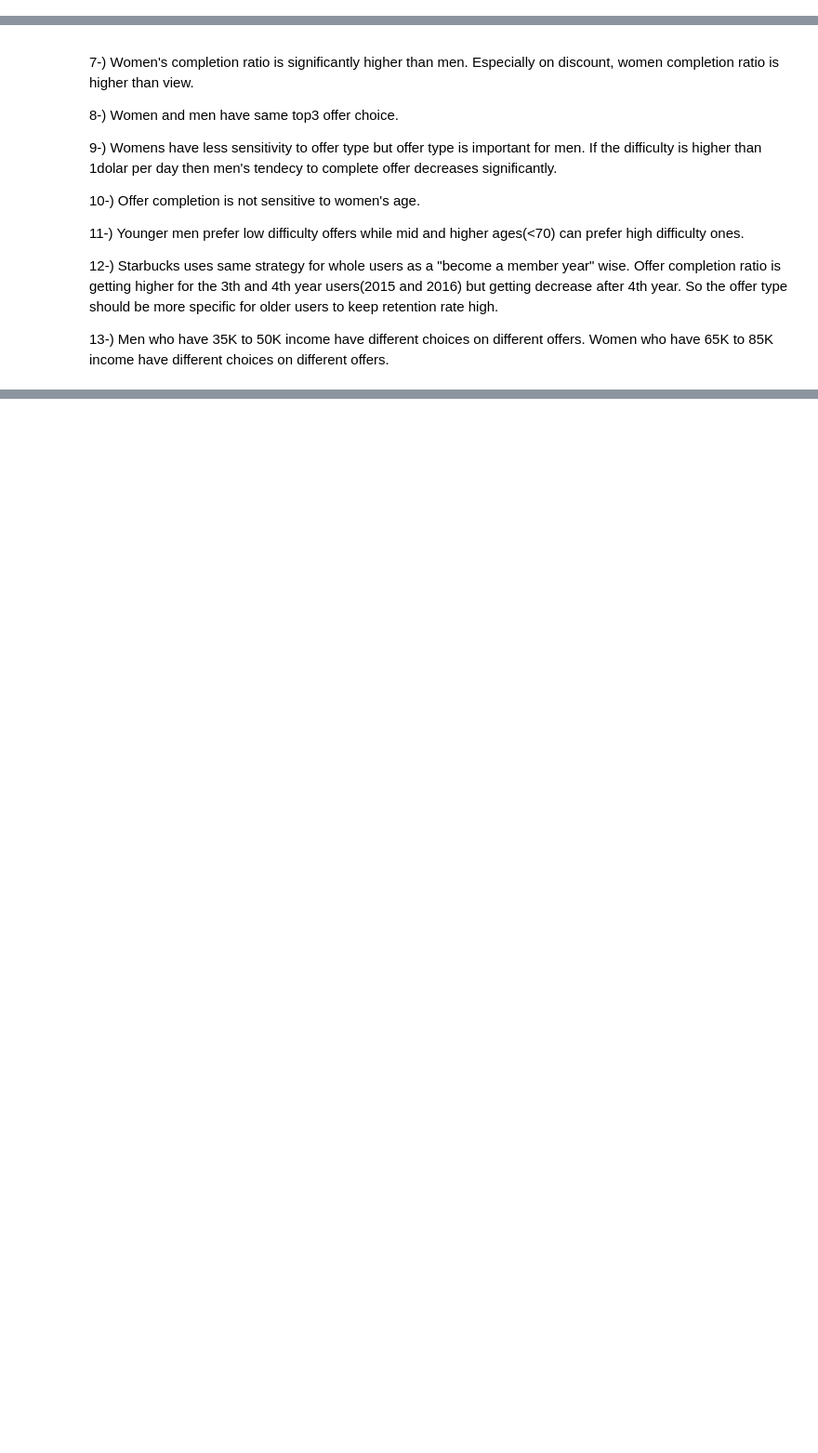
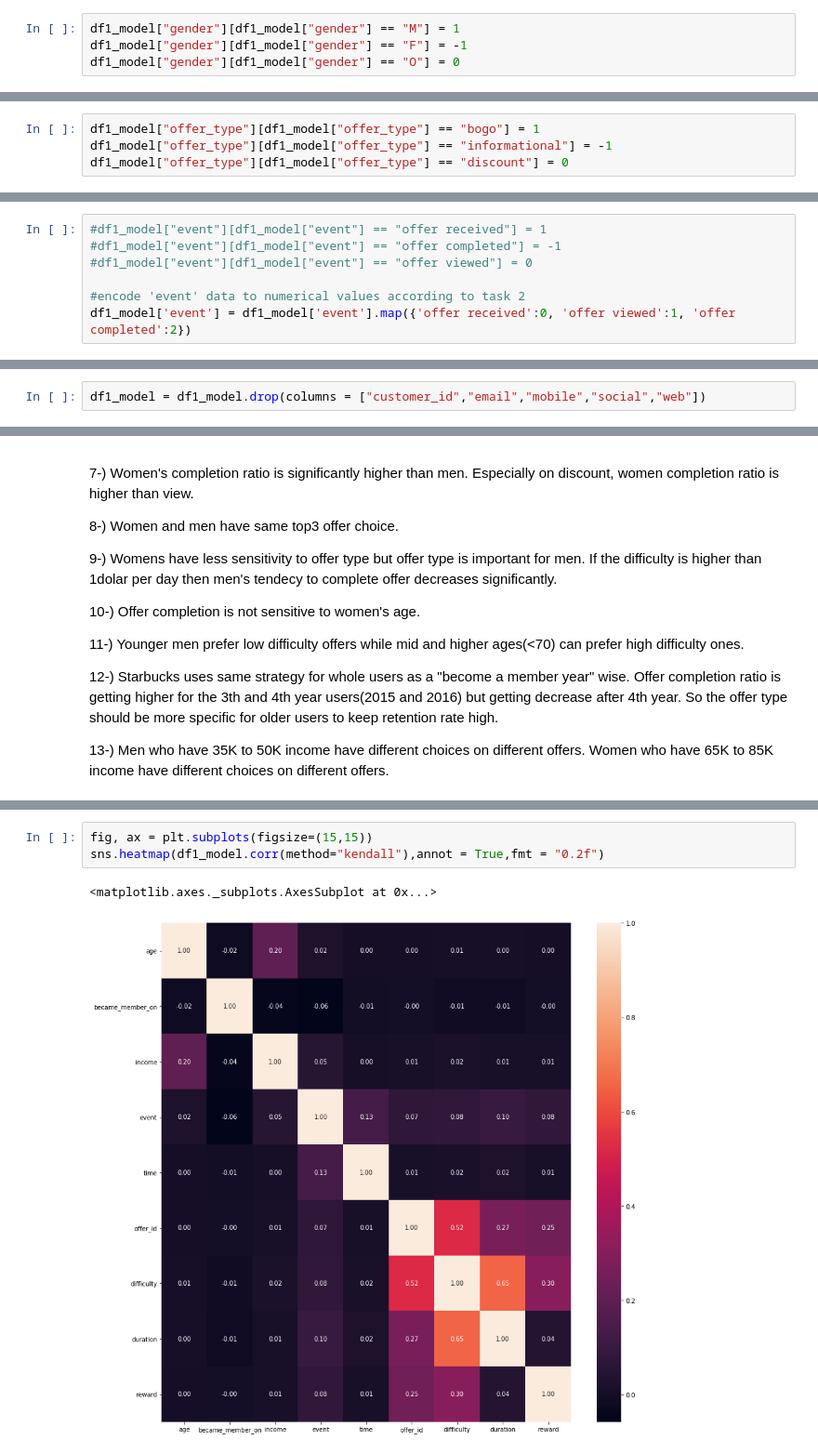
Before and after one commit to mdurus/Starbucks-Project, a Jupyter notebook: Starbucks_Capstone_notebook.ipynb, the cells around one changed output, grey strips where cells are left out. Shown at 93% size. Drawn from its saved outputs; the diff is of its cells as text; blank space fills up the shorter version.

```diff
--- a/Starbucks_Capstone_notebook.ipynb
+++ b/Starbucks_Capstone_notebook.ipynb
@@ -511,0 +524,4 @@ df3.describe()
+# %%
+df1_model["gender"][df1_model["gender"] == "M"] = 1
+df1_model["gender"][df1_model["gender"] == "F"] = -1
+df1_model["gender"][df1_model["gender"] == "O"] = 0
@@ -511,0 +591,4 @@ df3.describe()
+# %%
+df1_model["offer_type"][df1_model["offer_type"] == "bogo"] = 1
+df1_model["offer_type"][df1_model["offer_type"] == "informational"] = -1
+df1_model["offer_type"][df1_model["offer_type"] == "discount"] = 0
@@ -511,0 +608,7 @@ df3.describe()
+# %%
+#df1_model["event"][df1_model["event"] == "offer received"] = 1
+#df1_model["event"][df1_model["event"] == "offer completed"] = -1
+#df1_model["event"][df1_model["event"] == "offer viewed"] = 0
+
+#encode 'event' data to numerical values according to task 2
+df1_model['event'] = df1_model['event'].map({'offer received':0, 'offer viewed':1, 'offer completed':2})
@@ -511,0 +644,2 @@ df3.describe()
+# %%
+df1_model = df1_model.drop(columns = ["customer_id","email","mobile","social","web"])
@@ -1091,0 +1244,6 @@ Focus on offer 7,8,5 and 1 in general. Retention rate is higher.
+# %%
+fig, ax = plt.subplots(figsize=(15,15))
+sns.heatmap(df1_model.corr(method="kendall"),annot = True,fmt = "0.2f")
+# %% [output]
+<matplotlib.axes._subplots.AxesSubplot at 0x...>
+[figure, added]
```
Also changed, not shown: parts of 38 cells of this notebook.
